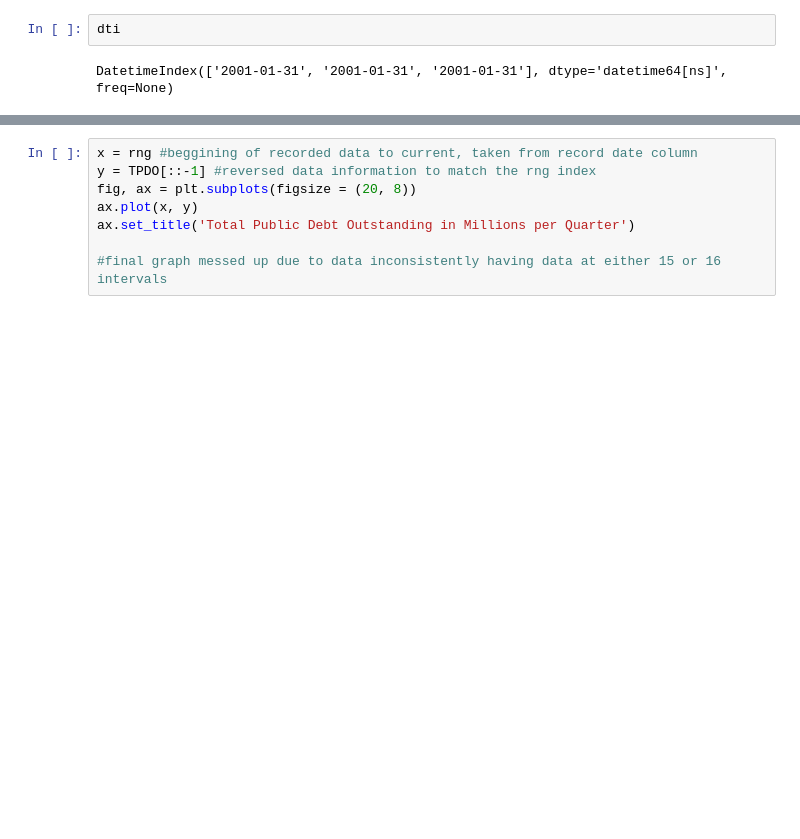
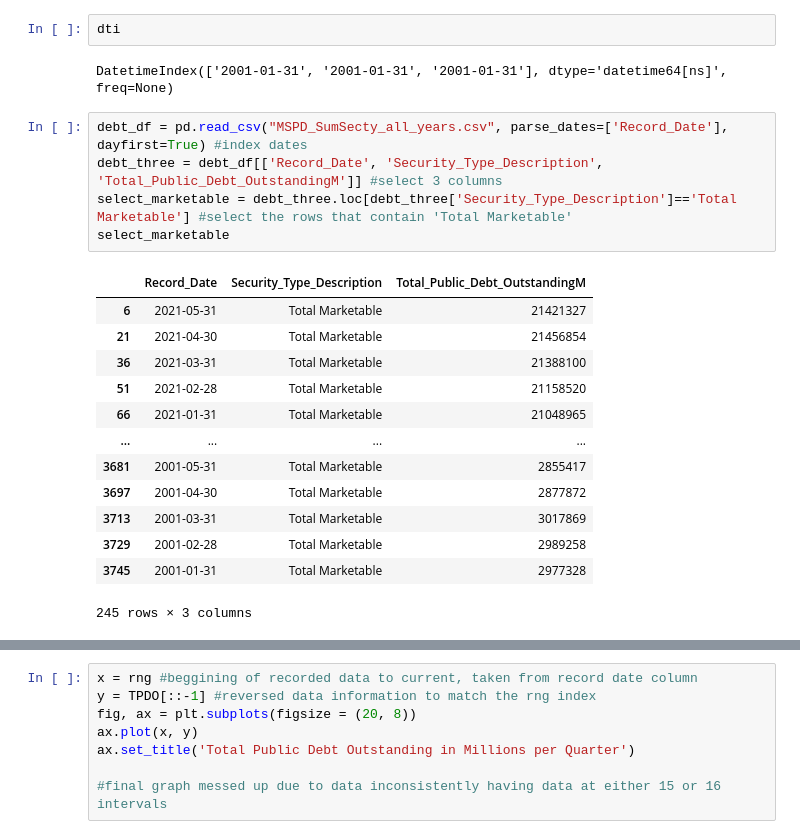
Before and after one commit to kierangraham-au/Data-Project-US-Debt, a Jupyter notebook: usdebt.ipynb, the cells around one changed output, grey strips where cells are left out. Saved outputs shown, nothing was run; the diff lists cells and outputs as text; blank space fills up the shorter version.

```diff
--- a/usdebt.ipynb
+++ b/usdebt.ipynb
@@ -266,3 +266,22 @@ DatetimeIndex(['2001-01-31', '2001-02-28', '2001-03-31', '2001-04-30',
 dti
 # %% [output]
 DatetimeIndex(['2001-01-31', '2001-01-31', '2001-01-31'], dtype='datetime64[ns]', freq=None)
+# %%
+debt_df = pd.read_csv("MSPD_SumSecty_all_years.csv", parse_dates=['Record_Date'], dayfirst=True) #index dates
+debt_three = debt_df[['Record_Date', 'Security_Type_Description', 'Total_Public_Debt_OutstandingM']] #select 3 columns
+select_marketable = debt_three.loc[debt_three['Security_Type_Description']=='Total Marketable'] #select the rows that contain 'Total Marketable'
+select_marketable
+# %% [output]
+|  | Record_Date | Security_Type_Description | Total_Public_Debt_OutstandingM |
+| 6 | 2021-05-31 | Total Marketable | 21421327 |
+| 21 | 2021-04-30 | Total Marketable | 21456854 |
+| 36 | 2021-03-31 | Total Marketable | 21388100 |
+| 51 | 2021-02-28 | Total Marketable | 21158520 |
+| 66 | 2021-01-31 | Total Marketable | 21048965 |
+| ... | ... | ... | ... |
+| 3681 | 2001-05-31 | Total Marketable | 2855417 |
+| 3697 | 2001-04-30 | Total Marketable | 2877872 |
+| 3713 | 2001-03-31 | Total Marketable | 3017869 |
+| 3729 | 2001-02-28 | Total Marketable | 2989258 |
+| 3745 | 2001-01-31 | Total Marketable | 2977328 |
+245 rows × 3 columns
```
Also changed, not shown: parts of 1 cell of this notebook.
